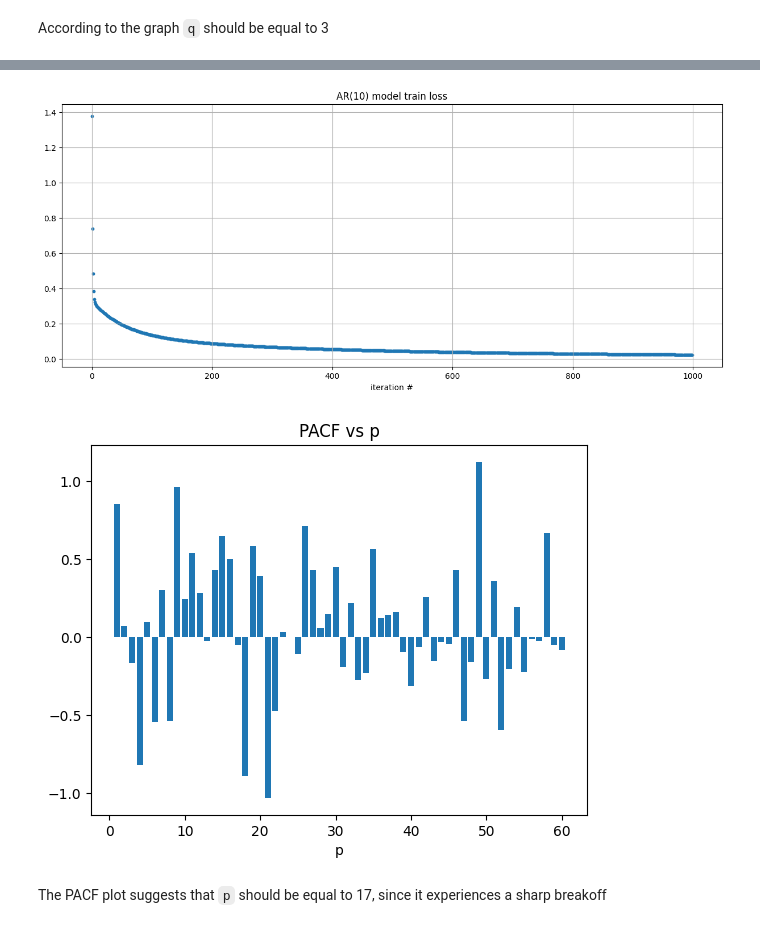
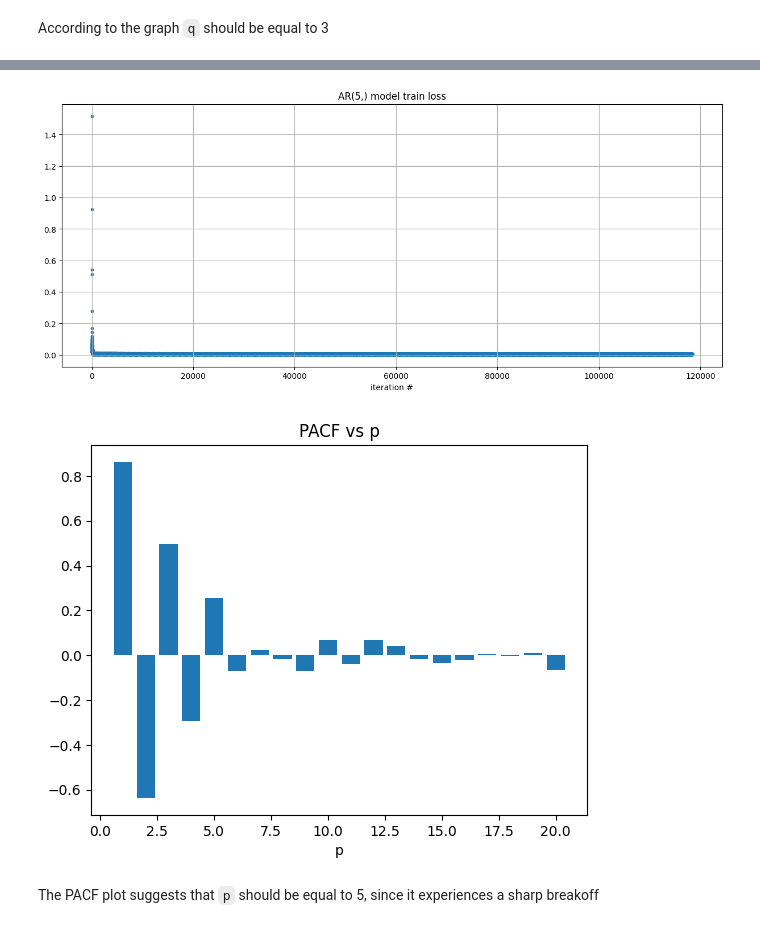
Before and after one commit to succSeeded/ts-2025, a Jupyter notebook: hw1-2/main.ipynb, the cells around one changed output, grey strips where cells are left out. Saved outputs shown, nothing was run; the diff lists cells and outputs as text; code cells hidden in the pictures.

```diff
--- a/hw1-2/main.ipynb
+++ b/hw1-2/main.ipynb
@@ -54,3 +58,9 @@ According to the graph `q` should be equal to 3
+# %%
+def get_batched_data(data, batch_size):
+    split_idx = [i * batch_size for i in range(batch_size, data.shape[0] // batch_size)]
+    if data.shape[0] % batch_size:
+        split_idx = split_idx[:-1]
+    return np.split(data, split_idx)
 # %%
 from numpy.lib.stride_tricks import sliding_window_view
 
@@ -90,9 +102,10 @@ class AR(BaseEstimator, RegressorMixin):
 # %%
-k = 30
-p = 10
+k = 50
+p = 5
 
 ar = AR(p).fit(train)
-ar_preds = train[:p].copy()
+ar_preds = test[:p].copy()
+print(ar.convergence_message)
 
 for i in range(0, k - p + 1):
     pred = ar.predict(ar_preds)
@@ -101,10 +114,10 @@ for i in range(0, k - p + 1):
 # ar_preds = np.array([ar.predict(train[:i + p]) for i in range(0, k - p + 1)])
 
 plt.figure(figsize=(15, 6))
-plt.scatter(np.arange(0, p), train[:p], s=10)
-plt.plot(np.arange(0, p), train[:p])
-plt.scatter(np.arange(p, k+1), train[p:k+1], s=10, c="grey")
-plt.plot(np.arange(p-1, k+1), train[p-1:k+1], c="grey", alpha=.7, label = "true")
+plt.scatter(np.arange(0, p), test[:p], s=10)
+plt.plot(np.arange(0, p), test[:p])
+plt.scatter(np.arange(p, k+1), test[p:k+1], s=10, c="grey")
+plt.plot(np.arange(p-1, k+1), test[p-1:k+1], c="grey", alpha=.7, label = "true")
 plt.scatter(np.arange(p, k+1), ar_preds[p:k+1], s=10, c="orange")
 plt.plot(np.arange(p-1, k+1), ar_preds[p-1:k+1], c="orange", alpha=.7, label="predicted")
 plt.plot([p-1, p], ar_preds[p-1:p+1], c="orange", alpha=.7)
@@ -119,27 +133,27 @@ plt.show()
 # %%
 plt.figure(figsize=(15, 6))
 plt.scatter(np.arange(0, len(ar.loss_hist_)), ar.loss_hist_, s=10)
-plt.title(f"AR({ar.q}) model train loss")
+plt.title(f"AR{ar.order} model train loss")
 plt.xlabel("iteration #")
 plt.grid()
 plt.show()
 # %% [output]
-[figure, old version]
+[figure, new version]
 # %%
-def pacf(series: np.ndarray, q: int) -> float:
-    linreg = AR(q).fit(series)
+def pacf(series: np.ndarray, p: int) -> float:
+    linreg = AR(p).fit(series)
     return linreg.weights_[0]
 # %%
 from tqdm import trange
 
-k = 60
+k = 20
 pacf_data = [pacf(train, i) for i in trange(1, k+1)]
 
 plt.bar(np.arange(1, k+1), pacf_data[:k])
 plt.title("PACF vs p")
 plt.xlabel("p")
 plt.show()
 # %% [output]
-[figure, old version]
+[figure, new version]
 # %% [markdown]
-The PACF plot suggests that `p` should be equal to 17, since it experiences a sharp breakoff
+The PACF plot suggests that `p` should be equal to 5, since it experiences a sharp breakoff
```
Also changed, not shown: parts of 12 cells of this notebook.
